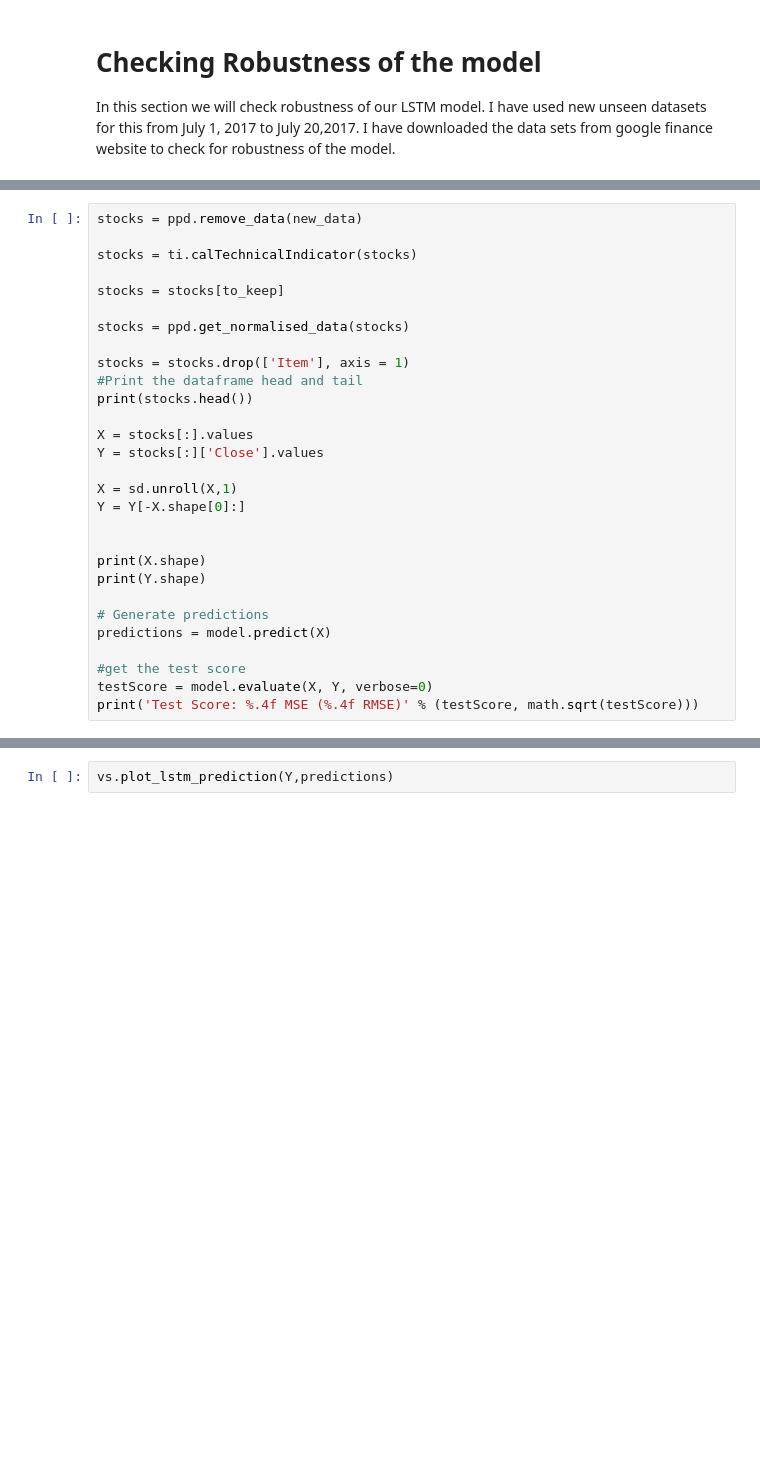
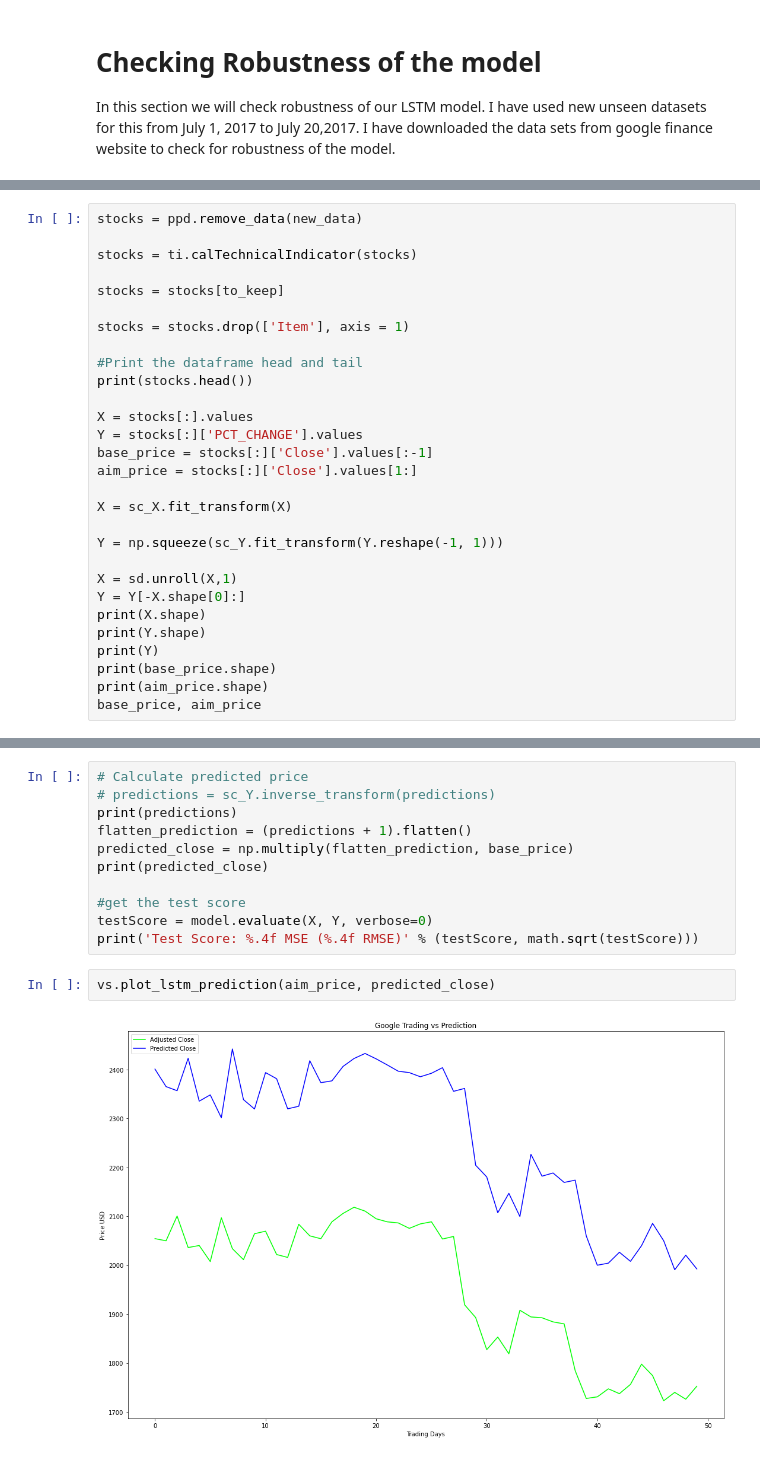
Before and after one commit to figo2127/QuantPort_Leveraged, a Jupyter notebook: Stock_Price_Predictor.ipynb, the cells around one changed output, grey strips where cells are left out. Saved outputs shown, nothing was run; the diff lists cells and outputs as text; blank space fills up the shorter version.

```diff
--- a/Stock_Price_Predictor.ipynb
+++ b/Stock_Price_Predictor.ipynb
@@ -485,25 +510,25 @@ stocks = ti.calTechnicalIndicator(stocks)
 
 stocks = stocks[to_keep]
 
-stocks = ppd.get_normalised_data(stocks)
+stocks = stocks.drop(['Item'], axis = 1)
 
-stocks = stocks.drop(['Item'], axis = 1)
 #Print the dataframe head and tail
 print(stocks.head())
 
 X = stocks[:].values
-Y = stocks[:]['Close'].values
+Y = stocks[:]['PCT_CHANGE'].values
+base_price = stocks[:]['Close'].values[:-1]
+aim_price = stocks[:]['Close'].values[1:]
+
+X = sc_X.fit_transform(X)
+
+Y = np.squeeze(sc_Y.fit_transform(Y.reshape(-1, 1)))
 
 X = sd.unroll(X,1)
 Y = Y[-X.shape[0]:]
-
-
 print(X.shape)
 print(Y.shape)
-
-# Generate predictions
-predictions = model.predict(X)
-
-#get the test score
-testScore = model.evaluate(X, Y, verbose=0)
-print('Test Score: %.4f MSE (%.4f RMSE)' % (testScore, math.sqrt(testScore)))
+print(Y)
+print(base_price.shape)
+print(aim_price.shape)
+base_price, aim_price
@@ -510,2 +579,15 @@ print('Test Score: %.4f MSE (%.4f RMSE)' % (testScore, math.sqrt(testScore)))
+# %%
+# Calculate predicted price
+# predictions = sc_Y.inverse_transform(predictions)
+print(predictions)
+flatten_prediction = (predictions + 1).flatten()
+predicted_close = np.multiply(flatten_prediction, base_price)
+print(predicted_close)
+
+#get the test score
+testScore = model.evaluate(X, Y, verbose=0)
+print('Test Score: %.4f MSE (%.4f RMSE)' % (testScore, math.sqrt(testScore)))
 # %%
-vs.plot_lstm_prediction(Y,predictions)
+vs.plot_lstm_prediction(aim_price, predicted_close)
+# %% [output]
+[figure, added]
```
Also changed, not shown: parts of 33 cells of this notebook, 8 other files.
